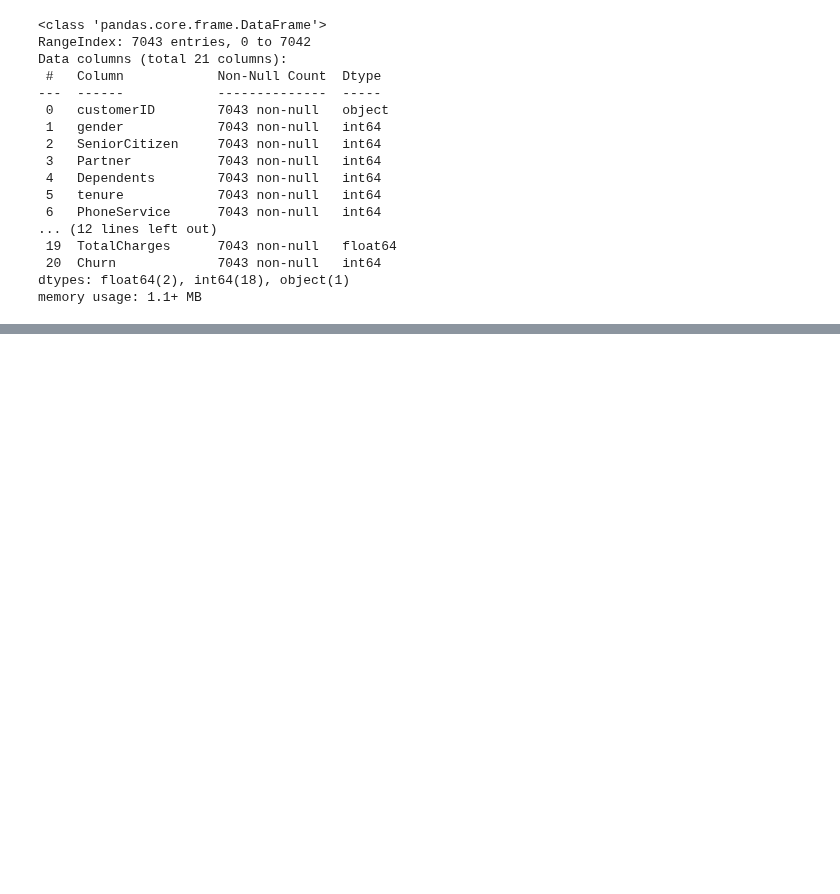
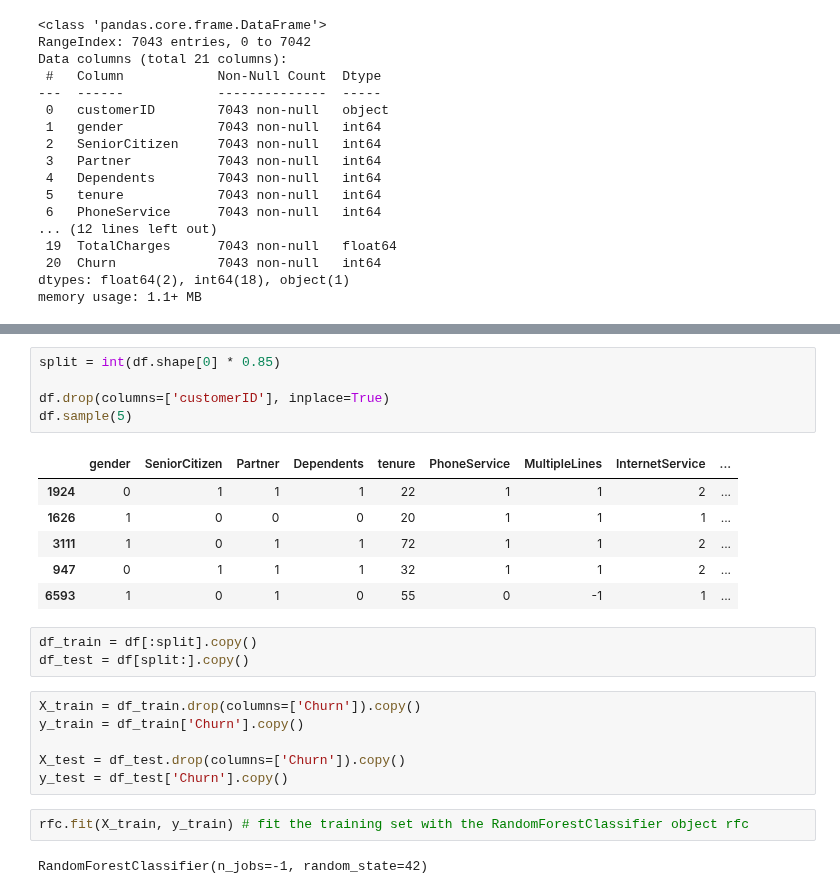
Before and after one commit to yuchild/erik_interviewqs, a Jupyter notebook: avg_lifetime_value_of_customers.ipynb, the cells around one changed output, grey strips where cells are left out. Drawn from its saved outputs; the diff is of its cells as text; blank space fills up the shorter version.

```diff
--- a/avg_lifetime_value_of_customers.ipynb
+++ b/avg_lifetime_value_of_customers.ipynb
@@ -466,0 +494,25 @@ memory usage: 1.1+ MB
+# %%
+split = int(df.shape[0] * 0.85)
+
+df.drop(columns=['customerID'], inplace=True)
+df.sample(5)
+# %% [output]
+|  | gender | SeniorCitizen | Partner | Dependents | tenure | PhoneService | MultipleLines | InternetService | ... |
+| 1924 | 0 | 1 | 1 | 1 | 22 | 1 | 1 | 2 | ... |
+| 1626 | 1 | 0 | 0 | 0 | 20 | 1 | 1 | 1 | ... |
+| 3111 | 1 | 0 | 1 | 1 | 72 | 1 | 1 | 2 | ... |
+| 947 | 0 | 1 | 1 | 1 | 32 | 1 | 1 | 2 | ... |
+| 6593 | 1 | 0 | 1 | 0 | 55 | 0 | -1 | 1 | ... |
+# %%
+df_train = df[:split].copy()
+df_test = df[split:].copy()
+# %%
+X_train = df_train.drop(columns=['Churn']).copy()
+y_train = df_train['Churn'].copy()
+
+X_test = df_test.drop(columns=['Churn']).copy()
+y_test = df_test['Churn'].copy()
+# %%
+rfc.fit(X_train, y_train) # fit the training set with the RandomForestClassifier object rfc
+# %% [output]
+RandomForestClassifier(n_jobs=-1, random_state=42)
```
Also changed, not shown: parts of 24 cells of this notebook.
